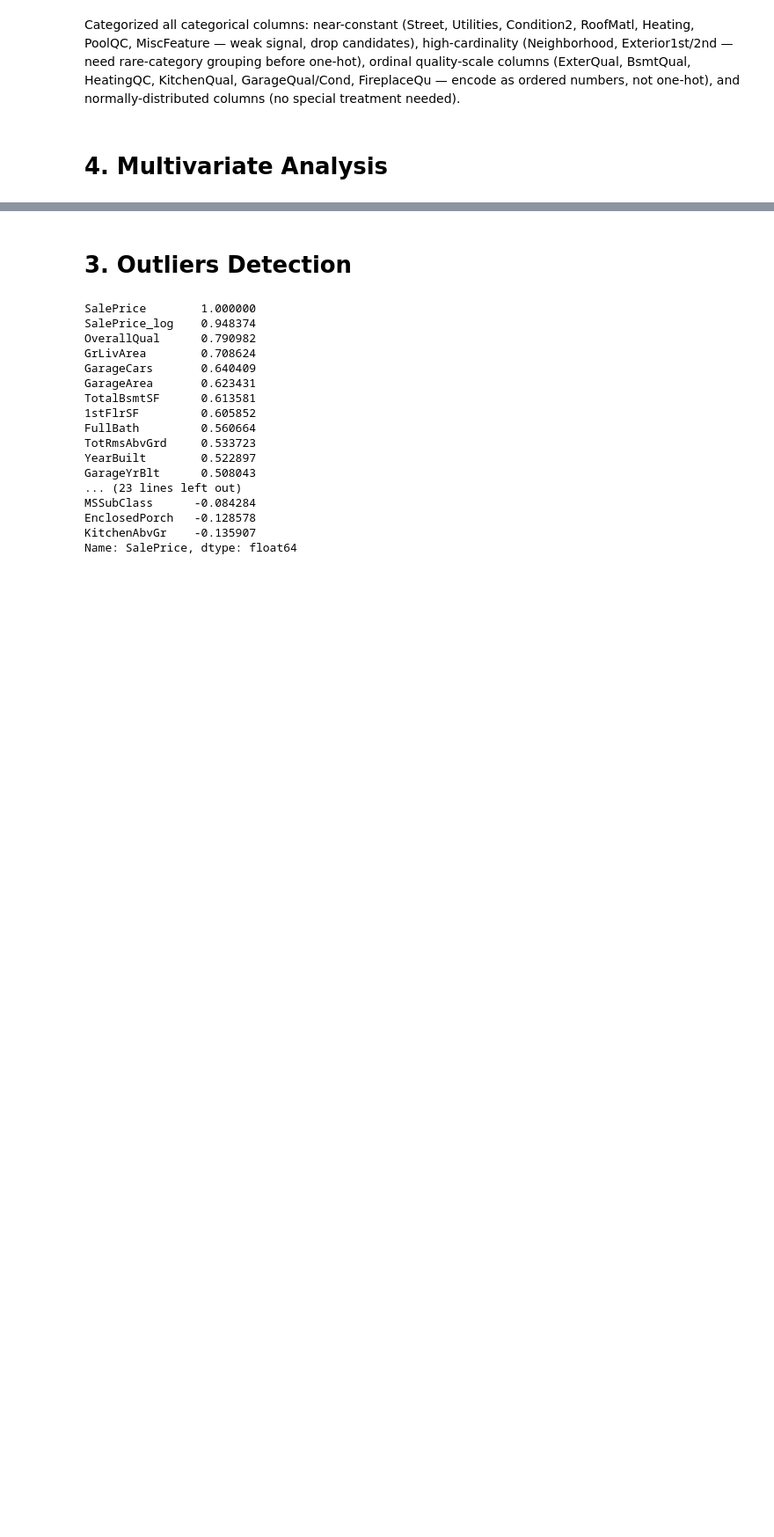
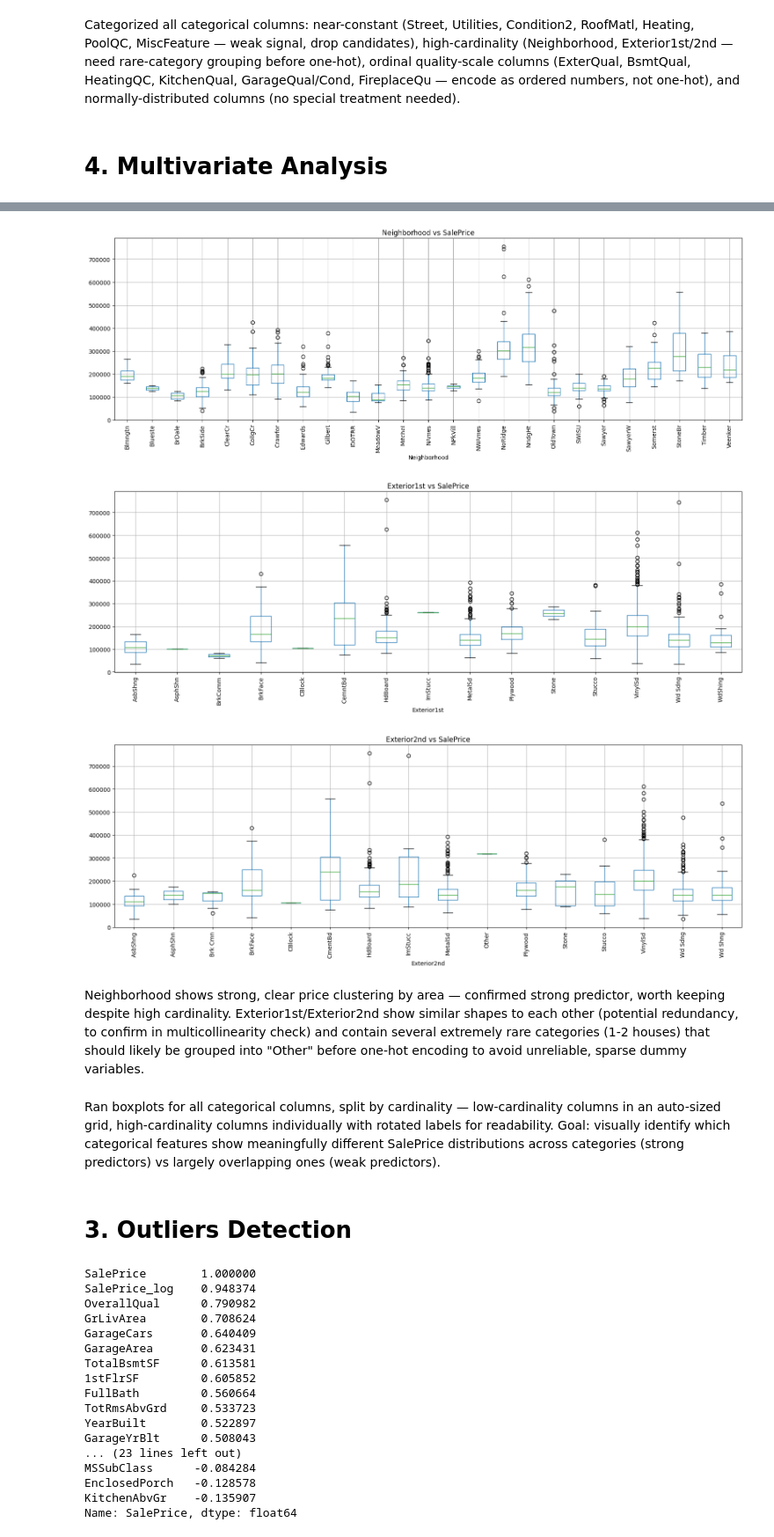
Before and after one commit to VishRoy/kaggle-notebook, a Jupyter notebook: house-prices-advanced-regression.ipynb, the cells around one changed output, grey strips where cells are left out. Shown at 88% size. Saved outputs shown, nothing was run; the diff lists cells and outputs as text; code cells hidden in the pictures; blank space fills up the shorter version.

```diff
--- a/house-prices-advanced-regression.ipynb
+++ b/house-prices-advanced-regression.ipynb
@@ -402,3 +519,19 @@ Categorized all categorical columns: near-constant (Street, Utilities, Condition
+# %%
+for col in high_card:
+    fig, ax = plt.subplots(figsize=(16, 6))
+    df.boxplot(column='SalePrice', by=col, ax=ax, rot=90)
+    plt.suptitle('')
+    plt.title(f'{col} vs SalePrice')
+    plt.tight_layout()
+    plt.show()
+# %% [output]
+[figure, added]
+[figure, added]
+[figure, added]
+# %% [markdown]
+Neighborhood shows strong, clear price clustering by area — confirmed strong predictor, worth keeping despite high cardinality. Exterior1st/Exterior2nd show similar shapes to each other (potential redundancy, to confirm in multicollinearity check) and contain several extremely rare categories (1-2 houses) that should likely be grouped into "Other" before one-hot encoding to avoid unreliable, sparse dummy variables.
+# %% [markdown]
+Ran boxplots for all categorical columns, split by cardinality — low-cardinality columns in an auto-sized grid, high-cardinality columns individually with rotated labels for readability. Goal: visually identify which categorical features show meaningfully different SalePrice distributions across categories (strong predictors) vs largely overlapping ones (weak predictors).
 # %% [markdown]
 # 3. Outliers Detection
 # %%
```
Also changed, not shown: parts of 11 cells of this notebook.
